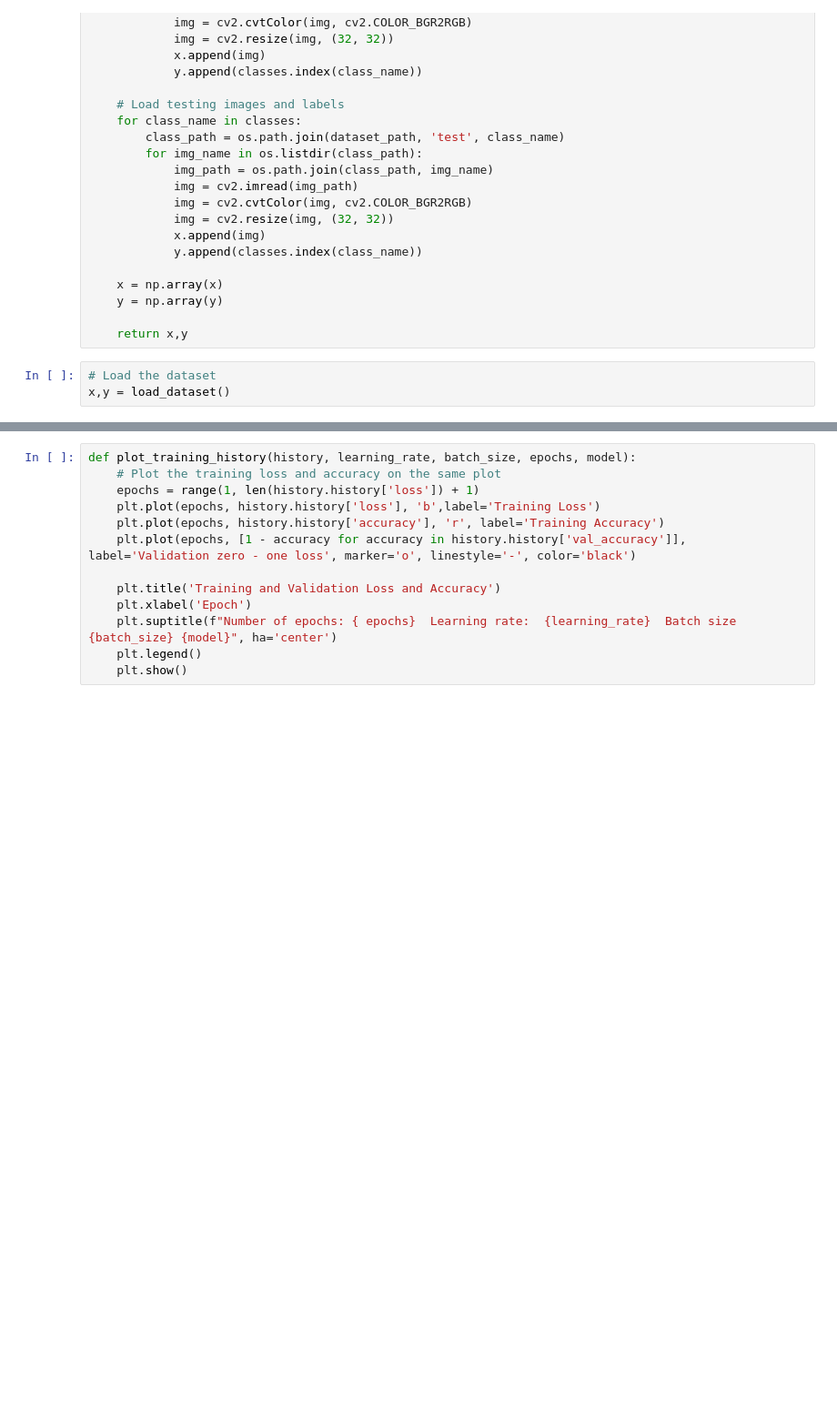
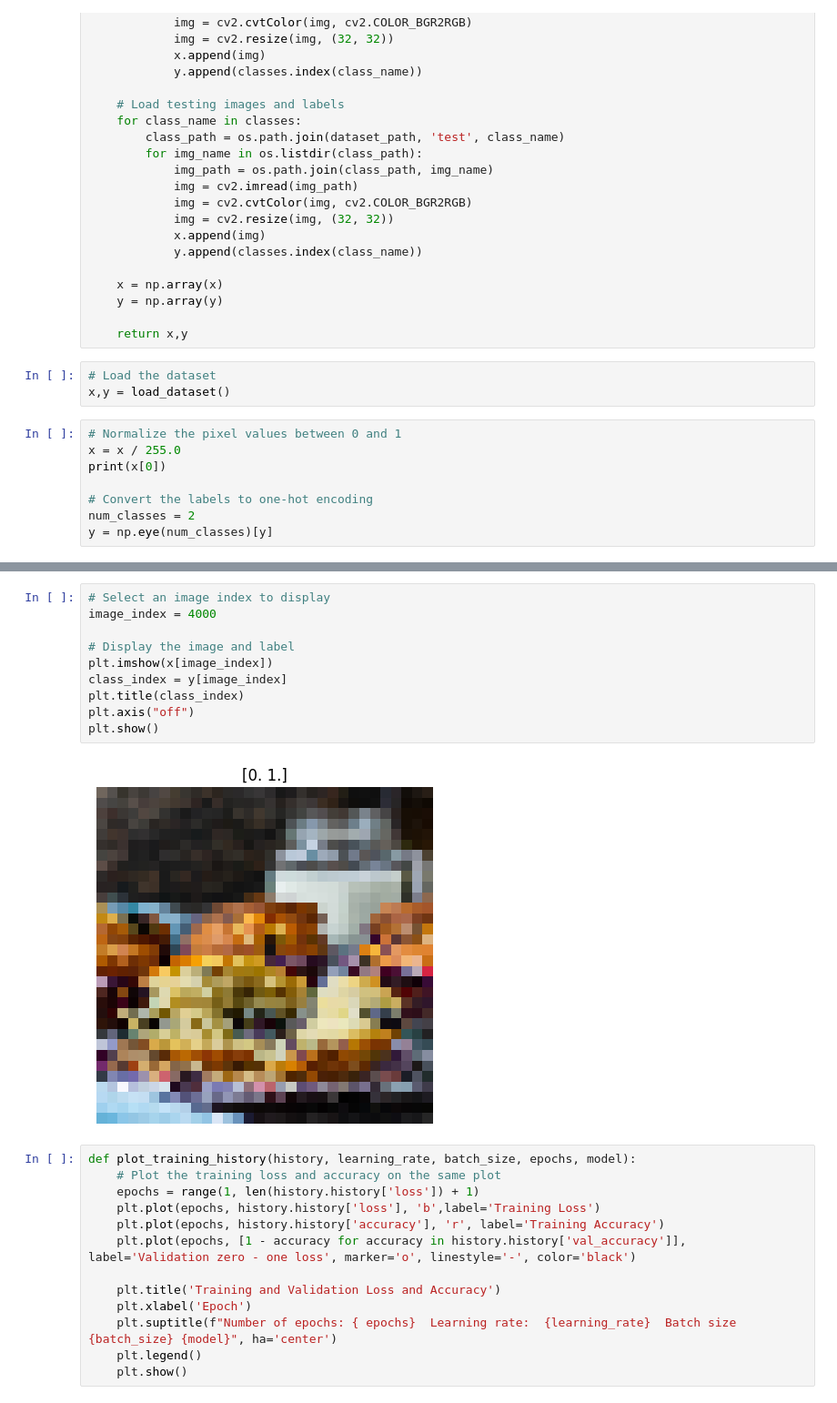
Before and after one commit to wojdylakjr/Muffin-Vs-Chihuahua, a Jupyter notebook: Muffin_vs_chihuahua_image_classification.ipynb, the cells around one changed output, grey strips where cells are left out. Shown at 91% size. Cells and saved outputs as stored; diff of their text form; blank space fills up the shorter version.

```diff
--- a/Muffin_vs_chihuahua_image_classification.ipynb
+++ b/Muffin_vs_chihuahua_image_classification.ipynb
@@ -67,3 +91,11 @@ def load_dataset():
 # %%
 # Load the dataset
 x,y = load_dataset()
+# %%
+# Normalize the pixel values between 0 and 1
+x = x / 255.0
+print(x[0])
+
+# Convert the labels to one-hot encoding
+num_classes = 2
+y = np.eye(num_classes)[y]
@@ -70,3 +149,15 @@ x,y = load_dataset()
+# %%
+# Select an image index to display
+image_index = 4000
+
+# Display the image and label
+plt.imshow(x[image_index])
+class_index = y[image_index]
+plt.title(class_index)
+plt.axis("off")
+plt.show()
+# %% [output]
+[figure, added]
 # %%
 def plot_training_history(history, learning_rate, batch_size, epochs, model):
     # Plot the training loss and accuracy on the same plot
```
Also changed, not shown: parts of 7 cells of this notebook.
